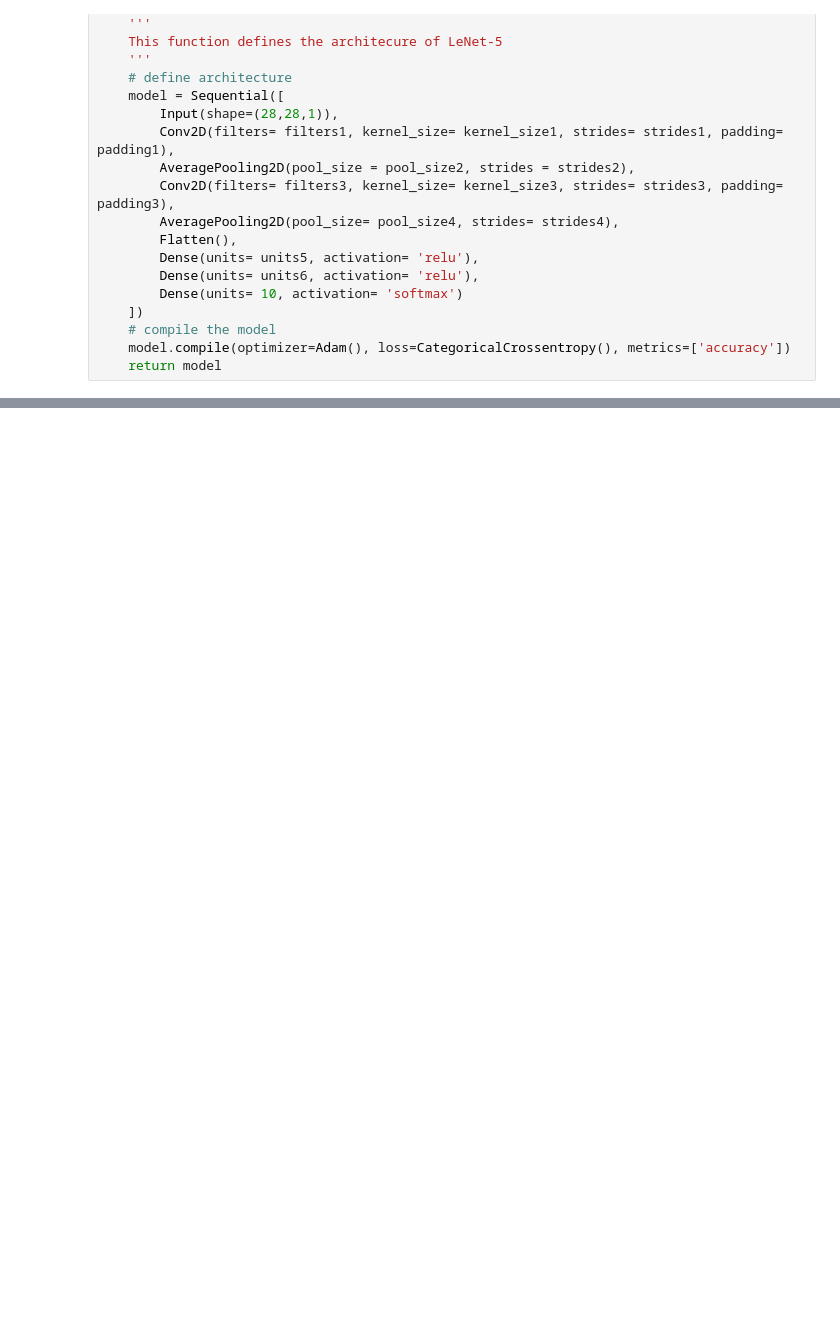
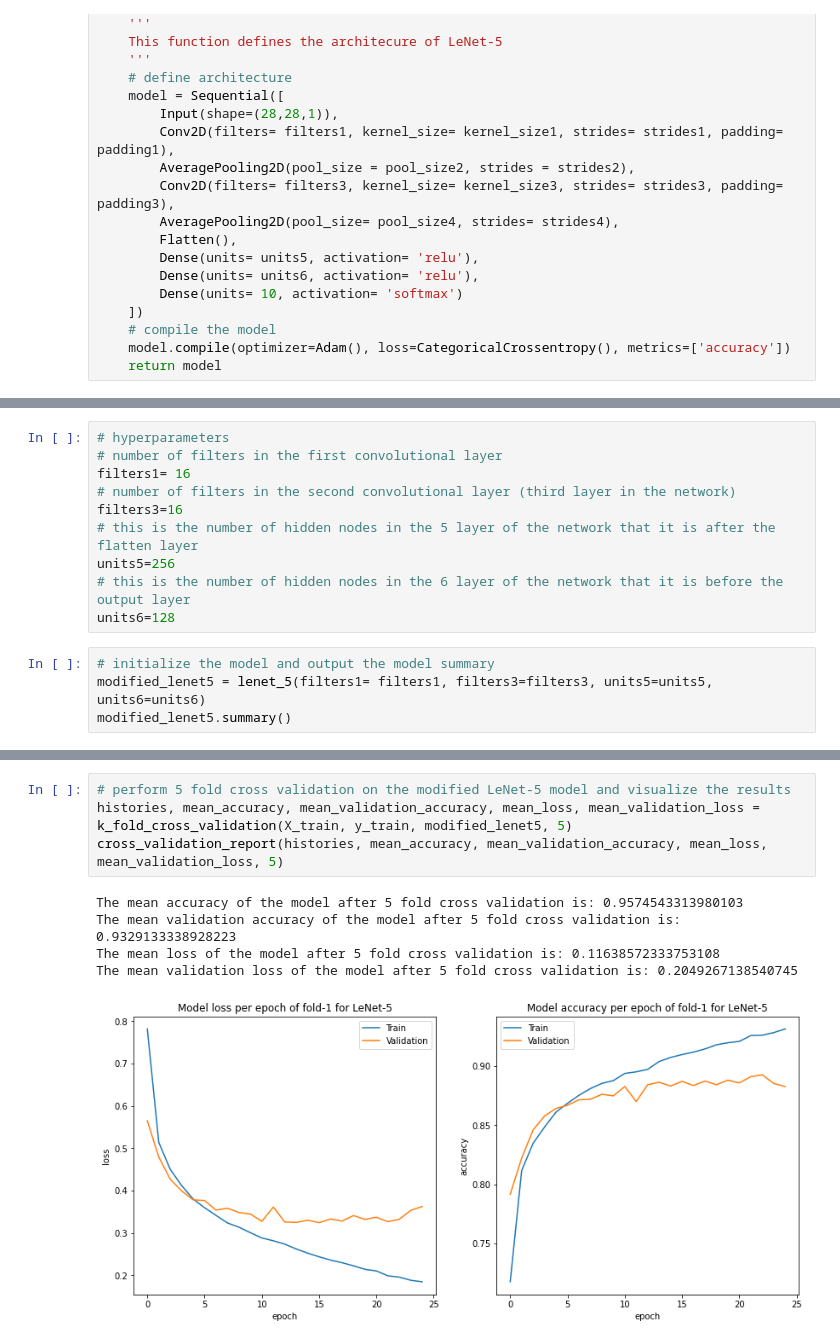
Before and after one commit to mahmodKhaled/Fashion-MNIST, a Jupyter notebook: fashion_mnist.ipynb, the cells around one changed output, grey strips where cells are left out. Cells and saved outputs as stored; diff of their text form; blank space fills up the shorter version.

Commit message:
modify the hyperparameters of the network and perform 5 fold cross validation

```diff
--- a/fashion_mnist.ipynb
+++ b/fashion_mnist.ipynb
@@ -239,0 +251,14 @@ The mean validation loss of the model after 5 fold cross validation is: 0.250570
+# %%
+# hyperparameters
+# number of filters in the first convolutional layer
+filters1= 16
+# number of filters in the second convolutional layer (third layer in the network)
+filters3=16
+# this is the number of hidden nodes in the 5 layer of the network that it is after the flatten layer
+units5=256
+# this is the number of hidden nodes in the 6 layer of the network that it is before the output layer
+units6=128
+# %%
+# initialize the model and output the model summary
+modified_lenet5 = lenet_5(filters1= filters1, filters3=filters3, units5=units5, units6=units6)
+modified_lenet5.summary()
@@ -239,0 +283,10 @@ The mean validation loss of the model after 5 fold cross validation is: 0.250570
+# %%
+# perform 5 fold cross validation on the modified LeNet-5 model and visualize the results
+histories, mean_accuracy, mean_validation_accuracy, mean_loss, mean_validation_loss = k_fold_cross_validation(X_train, y_train, modified_lenet5, 5)
+cross_validation_report(histories, mean_accuracy, mean_validation_accuracy, mean_loss, mean_validation_loss, 5)
+# %% [output]
+The mean accuracy of the model after 5 fold cross validation is: 0.9574543313980103
+The mean validation accuracy of the model after 5 fold cross validation is: 0.9329133338928223
+The mean loss of the model after 5 fold cross validation is: 0.11638572333753108
+The mean validation loss of the model after 5 fold cross validation is: 0.2049267138540745
+[figure, added]
```
Also changed, not shown: parts of 9 cells of this notebook.
